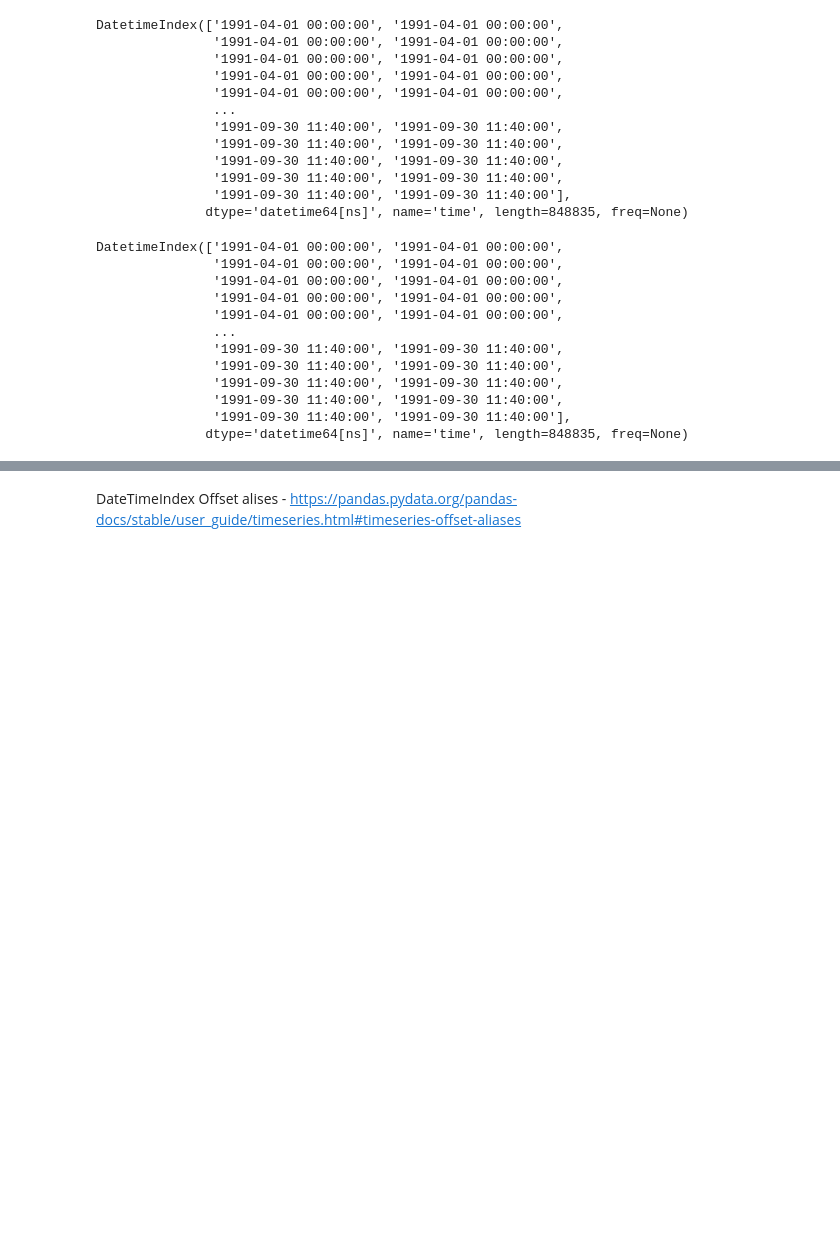
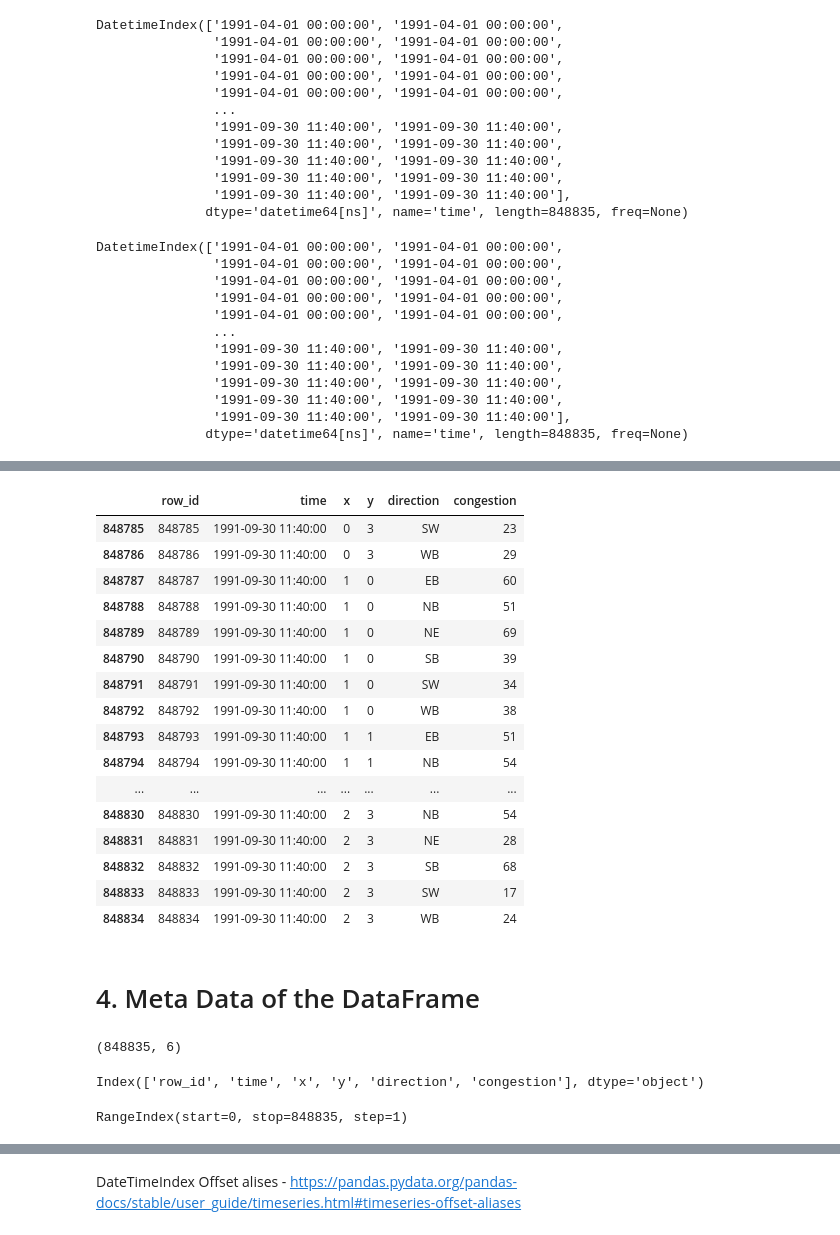
Before and after one commit to Data-Sales-Service/kaggle-work, a Jupyter notebook: 10-simple-pandas-tricks-for-better-life.ipynb, the cells around one changed output, grey strips where cells are left out. Saved outputs shown, nothing was run; the diff lists cells and outputs as text; code cells hidden in the pictures; blank space fills up the shorter version.

```diff
--- a/10-simple-pandas-tricks-for-better-life.ipynb
+++ b/10-simple-pandas-tricks-for-better-life.ipynb
@@ -168,0 +210,38 @@ DatetimeIndex(['1991-04-01 00:00:00', '1991-04-01 00:00:00',
+# %%
+# Selection of last 50 rows of dataframe
+train.tail(50)
+# %% [output]
+|  | row_id | time | x | y | direction | congestion |
+| 848785 | 848785 | 1991-09-30 11:40:00 | 0 | 3 | SW | 23 |
+| 848786 | 848786 | 1991-09-30 11:40:00 | 0 | 3 | WB | 29 |
+| 848787 | 848787 | 1991-09-30 11:40:00 | 1 | 0 | EB | 60 |
+| 848788 | 848788 | 1991-09-30 11:40:00 | 1 | 0 | NB | 51 |
+| 848789 | 848789 | 1991-09-30 11:40:00 | 1 | 0 | NE | 69 |
+| 848790 | 848790 | 1991-09-30 11:40:00 | 1 | 0 | SB | 39 |
+| 848791 | 848791 | 1991-09-30 11:40:00 | 1 | 0 | SW | 34 |
+| 848792 | 848792 | 1991-09-30 11:40:00 | 1 | 0 | WB | 38 |
+| 848793 | 848793 | 1991-09-30 11:40:00 | 1 | 1 | EB | 51 |
+| 848794 | 848794 | 1991-09-30 11:40:00 | 1 | 1 | NB | 54 |
+| ... | ... | ... | ... | ... | ... | ... |
+| 848830 | 848830 | 1991-09-30 11:40:00 | 2 | 3 | NB | 54 |
+| 848831 | 848831 | 1991-09-30 11:40:00 | 2 | 3 | NE | 28 |
+| 848832 | 848832 | 1991-09-30 11:40:00 | 2 | 3 | SB | 68 |
+| 848833 | 848833 | 1991-09-30 11:40:00 | 2 | 3 | SW | 17 |
+| 848834 | 848834 | 1991-09-30 11:40:00 | 2 | 3 | WB | 24 |
+# %% [markdown]
+# 4. Meta Data of the DataFrame
+# %%
+# Shape of the data rowsxcolumn
+train.shape
+# %% [output]
+(848835, 6)
+# %%
+# Colunmns of the DataFrame
+train.columns
+# %% [output]
+Index(['row_id', 'time', 'x', 'y', 'direction', 'congestion'], dtype='object')
+# %%
+# Index description
+train.index
+# %% [output]
+RangeIndex(start=0, stop=848835, step=1)
```
Also changed, not shown: parts of 9 cells of this notebook.
